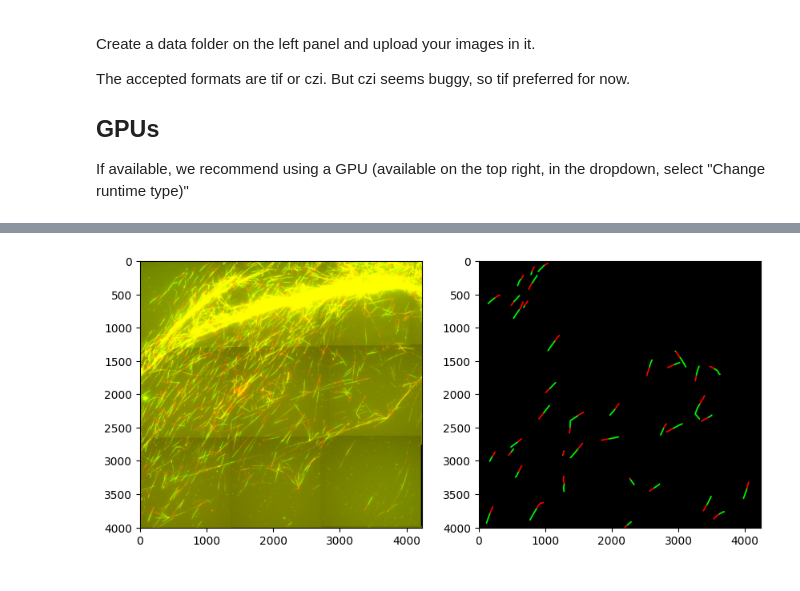
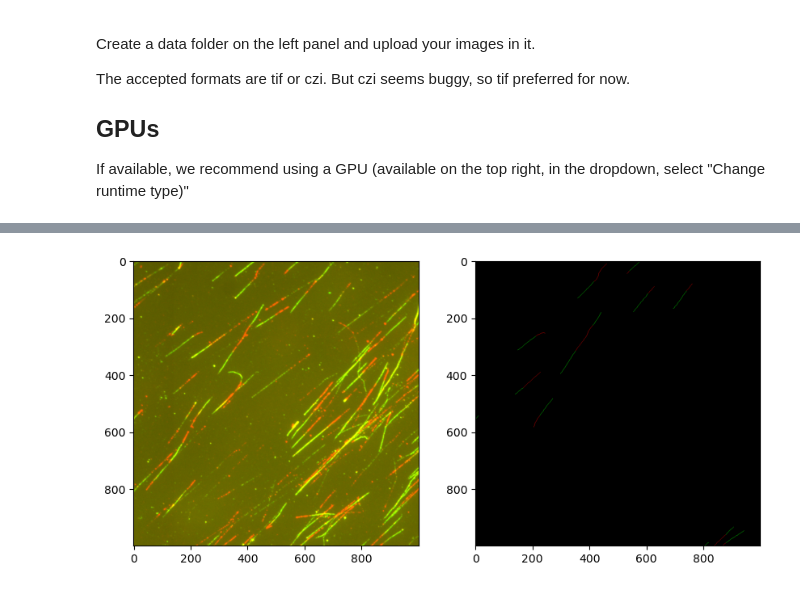
Before and after one commit to ClementPla/DeepFiberQ, a Jupyter notebook: DeepFiberQ.ipynb, the cells around one changed output, grey strips where cells are left out. Saved outputs shown, nothing was run; the diff lists cells and outputs as text; code cells hidden in the pictures.

```diff
--- a/DeepFiberQ.ipynb
+++ b/DeepFiberQ.ipynb
@@ -66,8 +65,10 @@ import matplotlib.pyplot as plt
 
 fig, axs = plt.subplots(1, 2, figsize=(10, 5))
 image = load_image(str(d))
-mask_color = convert_mask_to_image(mask, expand=10)
-axs[0].imshow(image)
-axs[1].imshow(mask_color)
+mask_color = convert_mask_to_image(mask, expand=0)
+slices = [slice(0, -1), slice(0, -1)]
+slices = [slice(3000, 4000), slice(0, 1000)]
+axs[0].imshow(image[*slices])
+axs[1].imshow(mask_color[*slices])
 plt.show()
 # %% [output]
@@ -75 +75 @@ WARNING:matplotlib.image:Clipping input data to the valid range for imshow with
-[figure, old version]
+[figure, new version]
```
Also changed, not shown: parts of 7 cells of this notebook, 3 other files.
